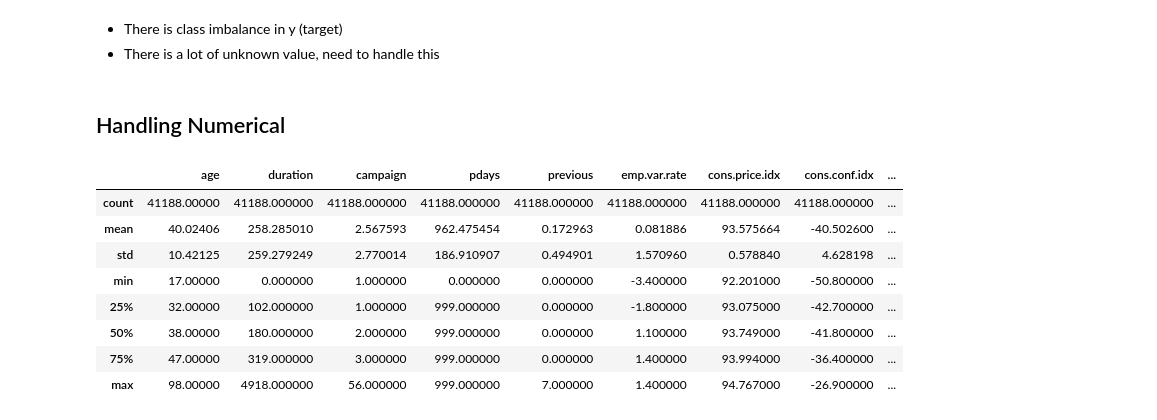
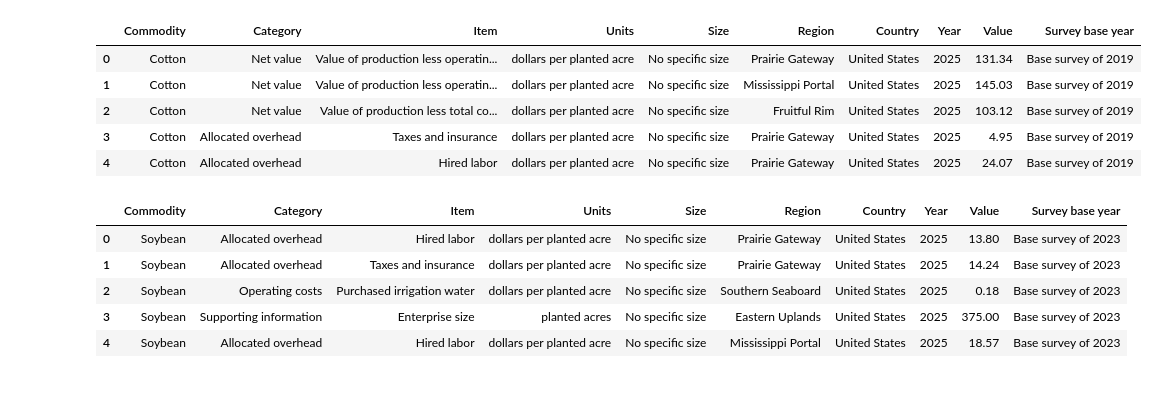
Before and after one commit to WilsonTunggala1/Prescriptive-Data-Science-Group-2, a Jupyter notebook: notebook.ipynb, the cells around one changed output. Saved outputs shown, nothing was run; the diff lists cells and outputs as text; code cells hidden in the pictures; blank space fills up the shorter version.

```diff
--- a/notebook.ipynb
+++ b/notebook.ipynb
@@ -89,17 +24,0 @@ Name: count, dtype: int64
-# %% [markdown]
-- There is class imbalance in y (target)
-- There is a lot of unknown value, need to handle this
-# %% [markdown]
-## Handling Numerical
-# %%
-df.describe()
-# %% [output]
-|  | age | duration | campaign | pdays | previous | emp.var.rate | cons.price.idx | cons.conf.idx | ... |
-| count | 41188.00000 | 41188.000000 | 41188.000000 | 41188.000000 | 41188.000000 | 41188.000000 | 41188.000000 | 41188.000000 | ... |
-| mean | 40.02406 | 258.285010 | 2.567593 | 962.475454 | 0.172963 | 0.081886 | 93.575664 | -40.502600 | ... |
-| std | 10.42125 | 259.279249 | 2.770014 | 186.910907 | 0.494901 | 1.570960 | 0.578840 | 4.628198 | ... |
-| min | 17.00000 | 0.000000 | 1.000000 | 0.000000 | 0.000000 | -3.400000 | 92.201000 | -50.800000 | ... |
-| 25% | 32.00000 | 102.000000 | 1.000000 | 999.000000 | 0.000000 | -1.800000 | 93.075000 | -42.700000 | ... |
-| 50% | 38.00000 | 180.000000 | 2.000000 | 999.000000 | 0.000000 | 1.100000 | 93.749000 | -41.800000 | ... |
-| 75% | 47.00000 | 319.000000 | 3.000000 | 999.000000 | 0.000000 | 1.400000 | 93.994000 | -36.400000 | ... |
-| max | 98.00000 | 4918.000000 | 56.000000 | 999.000000 | 7.000000 | 1.400000 | 94.767000 | -26.900000 | ... |
@@ -117,0 +25,20 @@ df = df.drop('pdays', axis=1)
+# %%
+cotton_df = pd.read_csv('data/CottonCostReturn.csv')
+cotton_df.head()
+# %% [output]
+|  | Commodity | Category | Item | Units | Size | Region | Country | Year | Value | Survey base year |
+| 0 | Cotton | Net value | Value of production less operatin... | dollars per planted acre | No specific size | Prairie Gateway | United States | 2025 | 131.34 | Base survey of 2019 |
+| 1 | Cotton | Net value | Value of production less operatin... | dollars per planted acre | No specific size | Mississippi Portal | United States | 2025 | 145.03 | Base survey of 2019 |
+| 2 | Cotton | Net value | Value of production less total co... | dollars per planted acre | No specific size | Fruitful Rim | United States | 2025 | 103.12 | Base survey of 2019 |
+| 3 | Cotton | Allocated overhead | Taxes and insurance | dollars per planted acre | No specific size | Prairie Gateway | United States | 2025 | 4.95 | Base survey of 2019 |
+| 4 | Cotton | Allocated overhead | Hired labor | dollars per planted acre | No specific size | Prairie Gateway | United States | 2025 | 24.07 | Base survey of 2019 |
+# %%
+soybean_df = pd.read_csv('data/SoybeanCostReturn.csv')
+soybean_df.head()
+# %% [output]
+|  | Commodity | Category | Item | Units | Size | Region | Country | Year | Value | Survey base year |
+| 0 | Soybean | Allocated overhead | Hired labor | dollars per planted acre | No specific size | Prairie Gateway | United States | 2025 | 13.80 | Base survey of 2023 |
+| 1 | Soybean | Allocated overhead | Taxes and insurance | dollars per planted acre | No specific size | Prairie Gateway | United States | 2025 | 14.24 | Base survey of 2023 |
+| 2 | Soybean | Operating costs | Purchased irrigation water | dollars per planted acre | No specific size | Southern Seaboard | United States | 2025 | 0.18 | Base survey of 2023 |
+| 3 | Soybean | Supporting information | Enterprise size | planted acres | No specific size | Eastern Uplands | United States | 2025 | 375.00 | Base survey of 2023 |
+| 4 | Soybean | Allocated overhead | Hired labor | dollars per planted acre | No specific size | Mississippi Portal | United States | 2025 | 18.57 | Base survey of 2023 |
```
Also changed, not shown: parts of 33 cells of this notebook, 6 other files.
